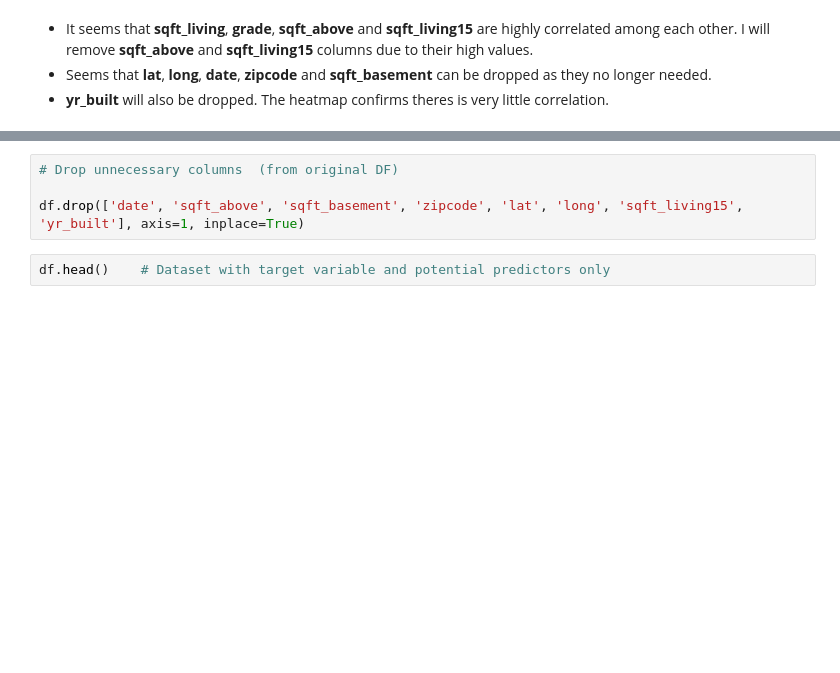
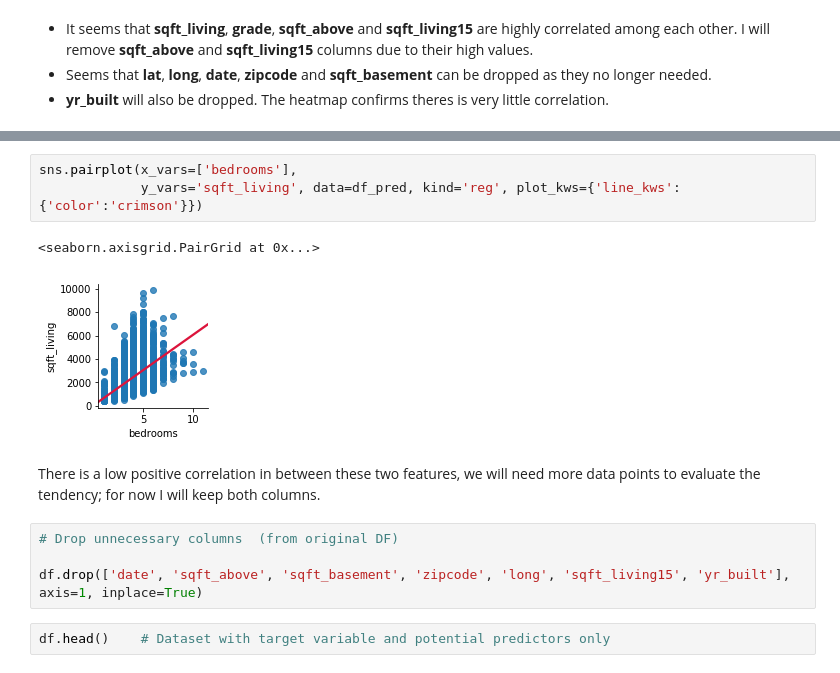
Before and after one commit to naquech-DS/dsc-1-final-project-online-ds-ft-112618, a Jupyter notebook: student.ipynb, the cells around one changed output, grey strips where cells are left out. Saved outputs shown, nothing was run; the diff lists cells and outputs as text; blank space fills up the shorter version.

```diff
--- a/student.ipynb
+++ b/student.ipynb
@@ -814,7 +821,15 @@ abs(df_pred.corr()) > 0.7
+# %%
+sns.pairplot(x_vars=['bedrooms'],
+             y_vars='sqft_living', data=df_pred, kind='reg', plot_kws={'line_kws':{'color':'crimson'}})
+# %% [output]
+<seaborn.axisgrid.PairGrid at 0x...>
+[figure, added]
+# %% [markdown]
+There is a low positive correlation in between these two features, we will need more data points to evaluate the tendency; for now I will keep both columns.
 # %%
 # Drop unnecessary columns  (from original DF)
 
-df.drop(['date', 'sqft_above', 'sqft_basement', 'zipcode', 'lat', 'long', 'sqft_living15', 'yr_built'], axis=1, inplace=True)
+df.drop(['date', 'sqft_above', 'sqft_basement', 'zipcode', 'long', 'sqft_living15', 'yr_built'], axis=1, inplace=True)
 # %%
 df.head()    # Dataset with target variable and potential predictors only
 # %% [output]
```
Also changed, not shown: parts of 28 cells of this notebook.
